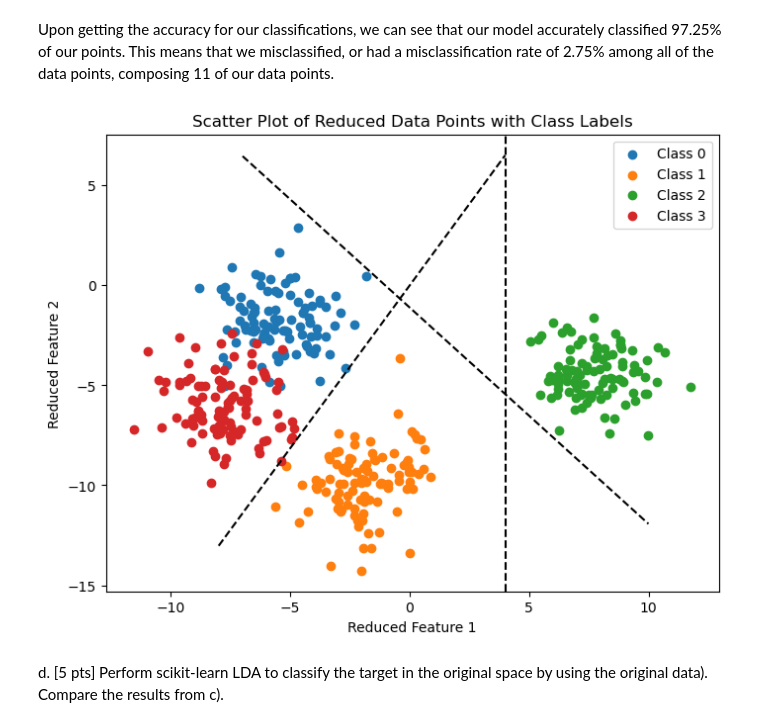
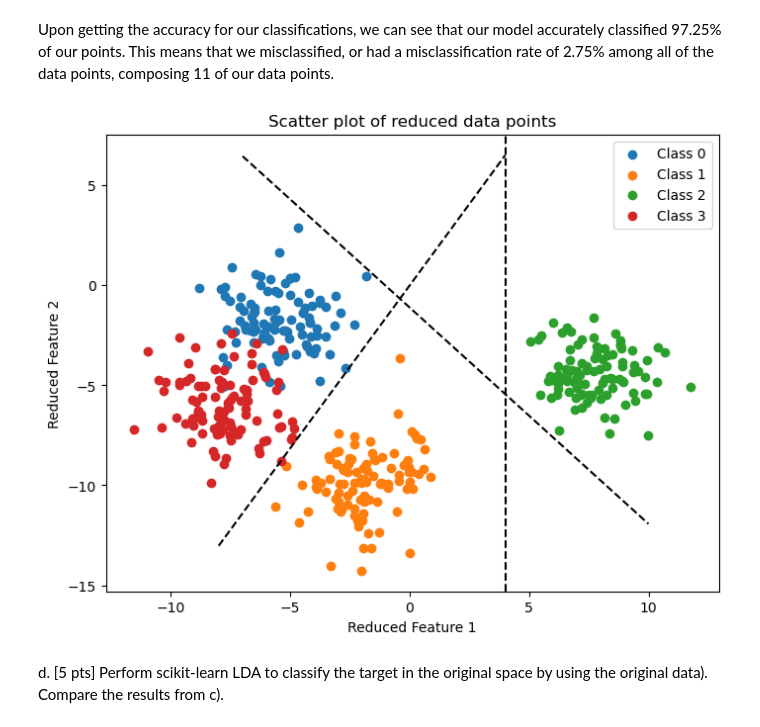
Before and after one commit to matthewpkearney/hw2-classification, a Jupyter notebook: MatthewKearney_HW2.ipynb, the cells around one changed output. Drawn from its saved outputs; the diff is of its cells as text; code cells hidden in the pictures.

```diff
--- a/MatthewKearney_HW2.ipynb
+++ b/MatthewKearney_HW2.ipynb
@@ -336,26 +336,33 @@ Upon getting the accuracy for our classifications, we can see that our model acc
 # %%
 plt.figure(figsize=(8, 6))
 for i in range(len(np.unique(y))):
     plt.scatter(X_p[y == i, 0], X_p[y == i, 1], label=f'Class {i}')
 
-plt.title('Scatter Plot of Reduced Data Points with Class Labels')
+plt.title('Scatter plot of reduced data points')
+
+#NOTE: may want to use observed eigenvalue/vectors directly for precision
+# X [400x4], w [4x2] (k=2, 2 highest lambda eigenvectors)
+# Slope from LDA 1
 plt.axvline(x=4, color='black', linestyle='--')
 plt.xlabel('Reduced Feature 1')
 plt.ylabel('Reduced Feature 2')
+
+#Slope from LDA 2 (binary LDA)
 slope = 0.8521604/0.52328067
 x_values = np.linspace(-8, 4, 100)
 y_values = slope * x_values
 plt.plot(x_values, y_values, color = 'black', linestyle='--')
 
+#Slope from LDA 3 (scikitlearn.LinearDiscriminantAnalysis)
 slope = (w_lda[1]/w_lda[2])
 x_values = np.linspace(-7, 10, 100)
 y_values = slope*x_values + (w_lda[0]/w_lda[2])
 plt.plot(x_values, y_values, color = 'black', linestyle='--')
 
 plt.legend()
 plt.show()
 # %% [output]
-[figure, old version]
+[figure, new version]
 # %% [markdown]
 d. [5 pts] Perform scikit-learn LDA to classify the target in the original space by using the
  original data). Compare the results from c).
```
Also changed, not shown: parts of 2 cells of this notebook.
